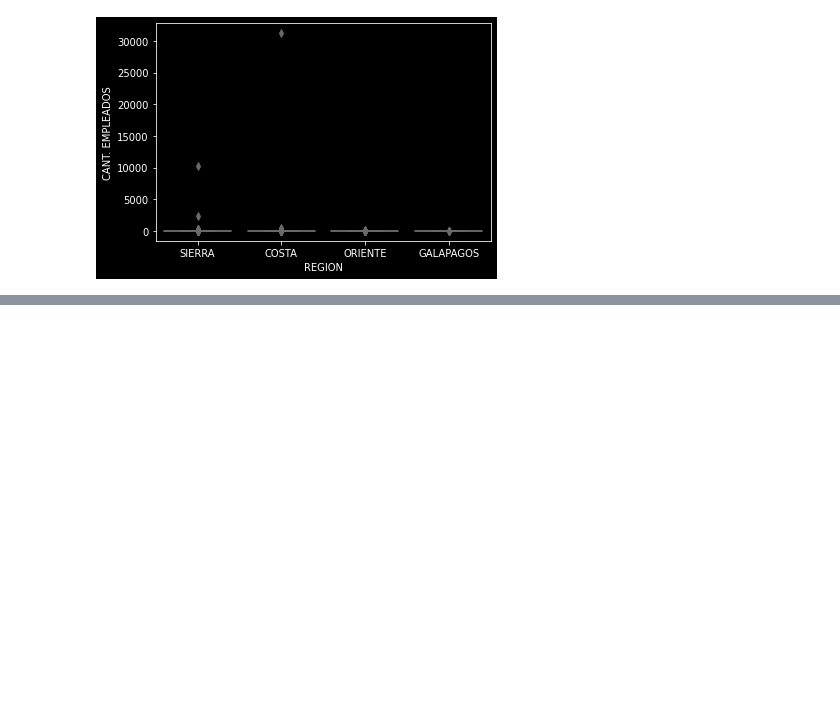
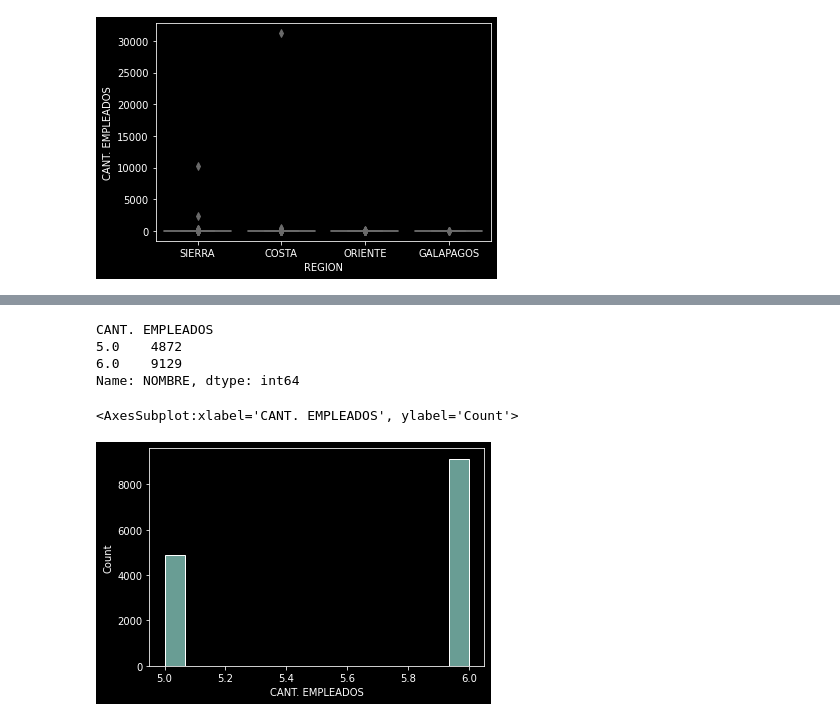
Before and after one commit to JFNebel/ecuadorian-graduates-workforce-mobility, a Jupyter notebook: ProyectoICD.ipynb, the cells around one changed output, grey strips where cells are left out. Drawn from its saved outputs; the diff is of its cells as text; code cells hidden in the pictures; blank space fills up the shorter version.

```diff
--- a/ProyectoICD.ipynb
+++ b/ProyectoICD.ipynb
@@ -292,0 +370,13 @@ With this we can conlcude that there is a huge disparity in employee number in t
+# %%
+# Let's see how many companies have 5 employees and how many have 6
+df_q2.groupby("CANT. EMPLEADOS")["NOMBRE"].count()
+# %% [output]
+CANT. EMPLEADOS
+5.0    4872
+6.0    9129
+Name: NOMBRE, dtype: int64
+# %%
+sns.histplot(df_q2["CANT. EMPLEADOS"])
+# %% [output]
+<AxesSubplot:xlabel='CANT. EMPLEADOS', ylabel='Count'>
+[figure, added]
```
Also changed, not shown: parts of 38 cells of this notebook.
